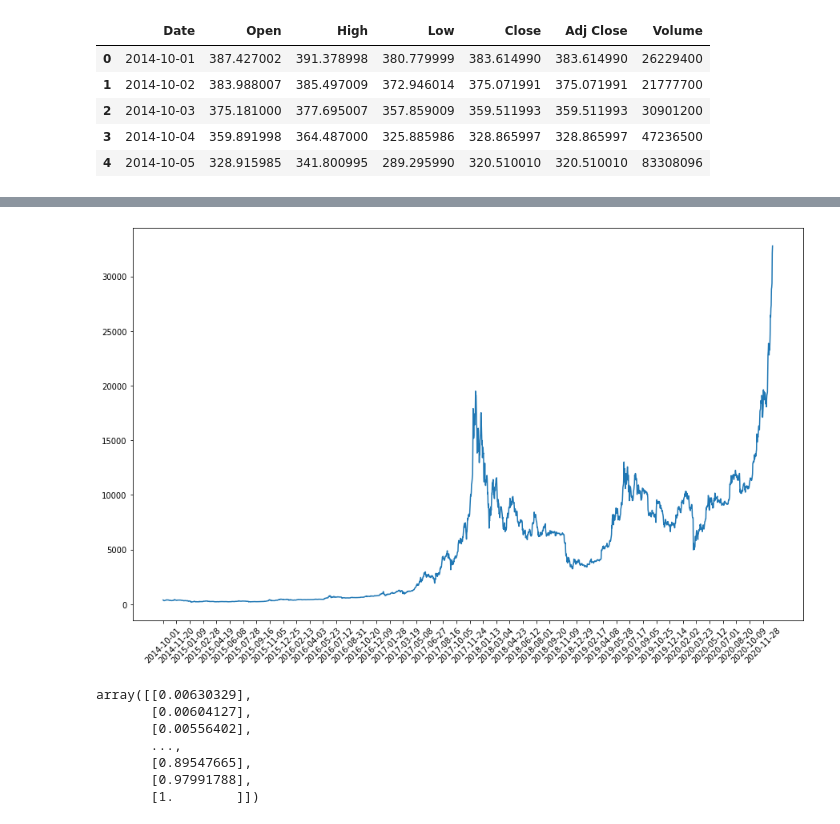
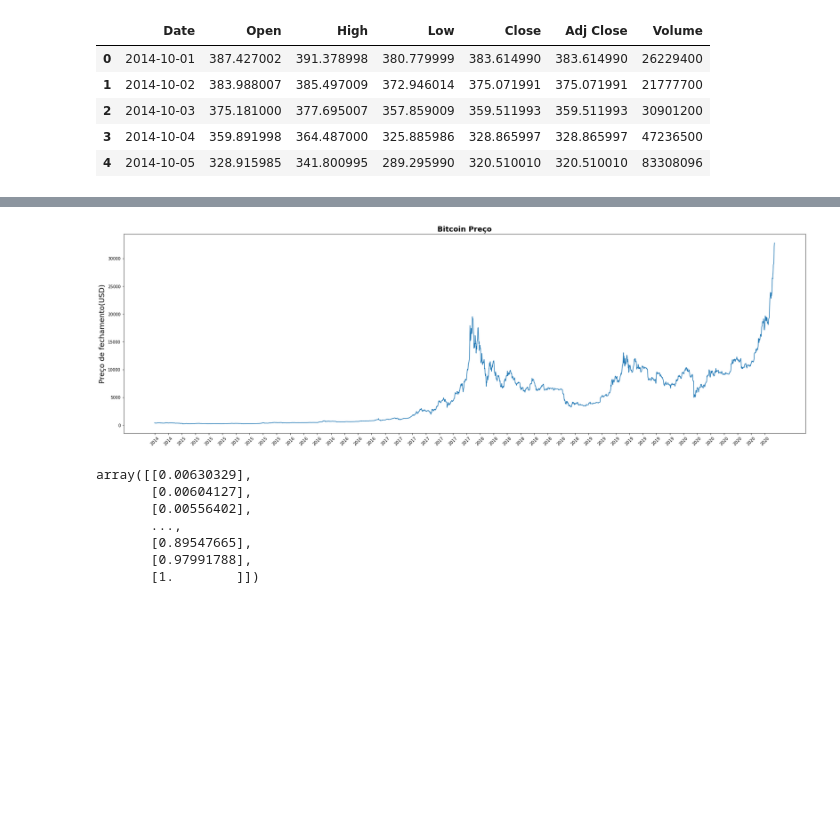
Before and after one commit to Quebec-Eric/4Periodo, a Jupyter notebook: IA/Artigo/Artigo.ipynb, the cells around one changed output, grey strips where cells are left out. Drawn from its saved outputs; the diff is of its cells as text; code cells hidden in the pictures; blank space fills up the shorter version.

```diff
--- a/IA/Artigo/Artigo.ipynb
+++ b/IA/Artigo/Artigo.ipynb
@@ -16,11 +53,14 @@ df.head()
 # %%
 preco=df[["Close"]]
-plt.figure(figsize=(15,9))
+plt.figure(figsize=(30,9))
 plt.plot(preco)
-plt.xticks(range(0,df.shape[0],50),df["Date"].loc[::50],rotation=45)
+plt.xticks(range(0,df.shape[0],50),df["year"].loc[::50],rotation=45)
+plt.title("Bitcoin Preço",fontsize =18, fontweight='bold')
+#plt.xlabel('Date',fontsize =18)
+plt.ylabel('Preço de fechamento(USD)',fontsize =18)
 plt.show()
 # %% [output]
-[figure, old version]
+[figure, new version]
 # %%
 from sklearn.preprocessing import MinMaxScaler
 min_max_scaler= MinMaxScaler()
```
Also changed, not shown: parts of 9 cells of this notebook.
